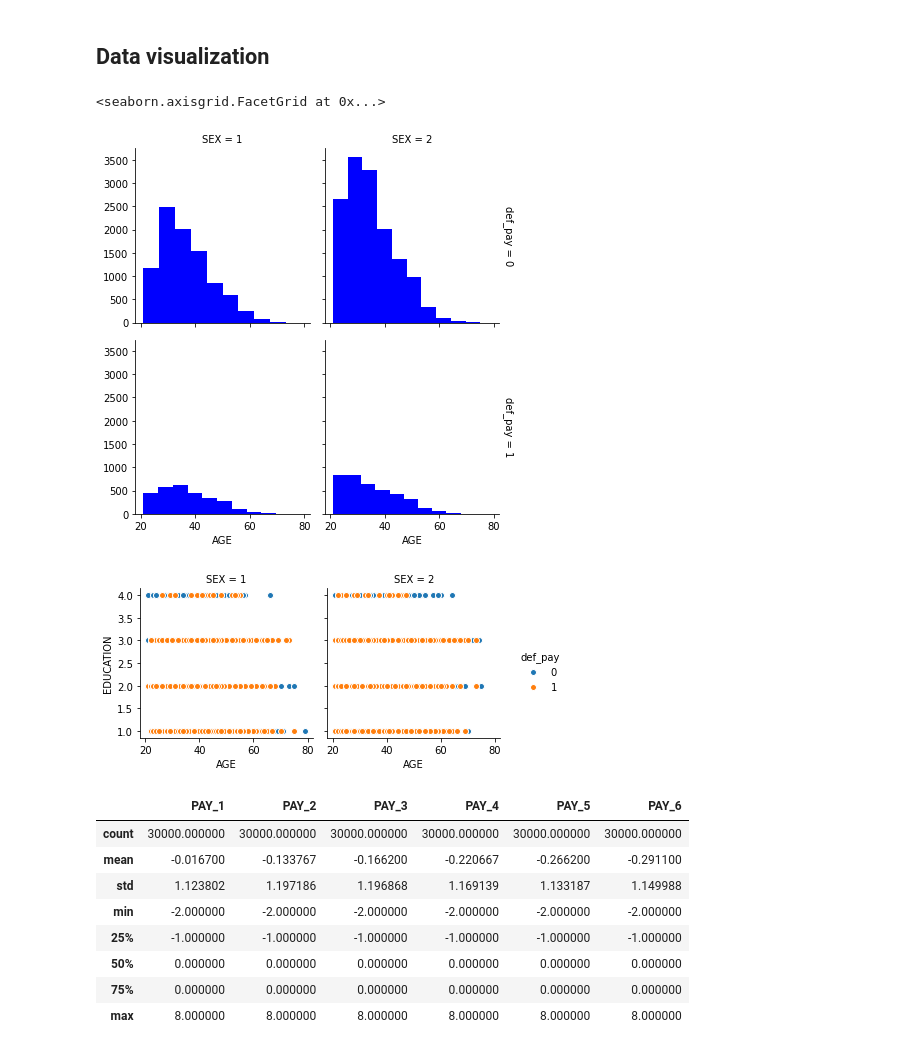
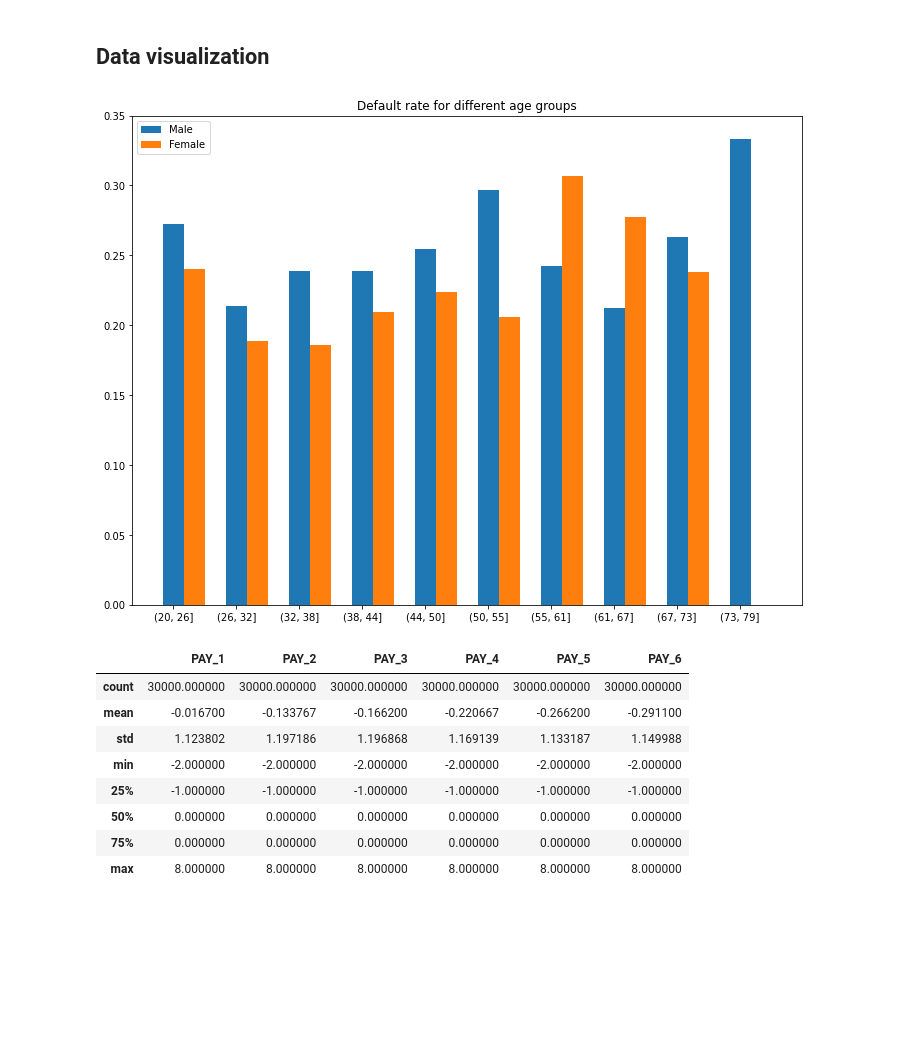
Before and after one commit to gerald-liu/credit-card-default-prediction, a Jupyter notebook: notebook.ipynb, the cells around one changed output. Drawn from its saved outputs; the diff is of its cells as text; code cells hidden in the pictures; blank space fills up the shorter version.

Commit message:
Add a bar chart for age groups and replace some histograms with boxplots

```diff
--- a/notebook.ipynb
+++ b/notebook.ipynb
@@ -148,18 +148,25 @@ One might wonder what these labels might mean something.
 import seaborn as sns
 import matplotlib.pyplot as plt
 %matplotlib inline
-# %%
-# histogram for categorical variables
-g = sns.FacetGrid(data, col='SEX', row='def_pay', margin_titles=True)
-g.map(plt.hist,'AGE',color='blue')
-# %% [output]
-<seaborn.axisgrid.FacetGrid at 0x...>
-[figure, removed]
-# %%
-g = sns.FacetGrid(data, hue='def_pay', col='SEX', margin_titles=True)
-g=g.map(plt.scatter, 'AGE', 'EDUCATION',edgecolor='w').add_legend()
-# %% [output]
-[figure, removed]
+# %%
+# histogram for categorical variables
+_, age_bins = pd.cut(data['AGE'], 10, retbins=True)
+age_bins = np.floor(age_bins).astype(int)
+df_male = data[data['SEX'] == 1]
+df_female = data[data['SEX'] == 2]
+
+prob_male = df_male.groupby(pd.cut(df_male['AGE'], bins=age_bins))['def_pay'].mean()
+prob_female = df_female.groupby(pd.cut(df_female['AGE'], bins=age_bins))['def_pay'].mean()
+
+plt.figure(figsize=(12, 9))
+plt.title('Default rate for different age groups')
+plt.bar(range(0, 30, 3), prob_male, width=1, label='Male')
+plt.bar(range(1, 31, 3), prob_female, width=1, label='Female')
+plt.xticks(range(0, 30, 3), prob_male.index)
+plt.legend()
+plt.show()
+# %% [output]
+[figure, added]
 # %%
 repayments = ['PAY_1', 'PAY_2', 'PAY_3', 'PAY_4', 'PAY_5', 'PAY_6']
 bill_amounts = ['BILL_AMT1', 'BILL_AMT2', 'BILL_AMT3', 'BILL_AMT4', 'BILL_AMT5', 'BILL_AMT6']
```
Also changed, not shown: parts of 8 cells of this notebook.
